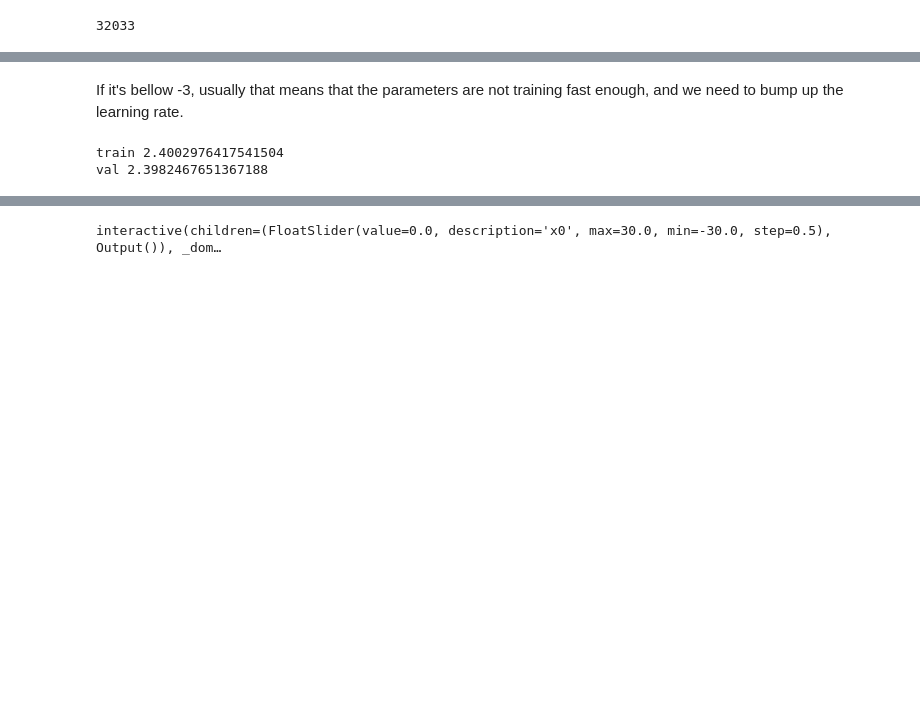
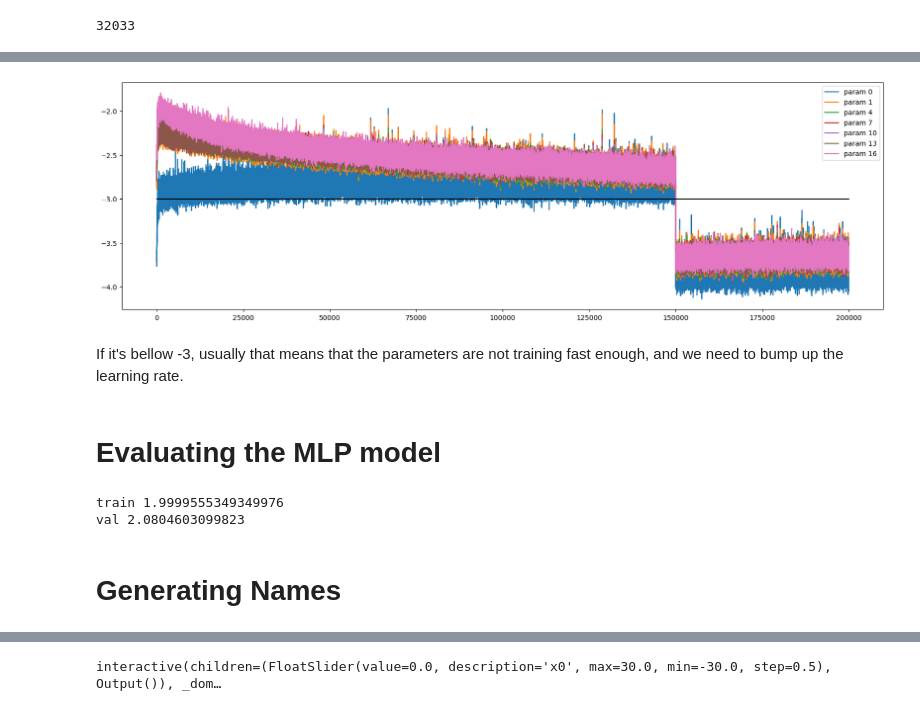
Before and after one commit to Dahamey/Makemore, a Jupyter notebook: PART 3 - Building makemore - Activations & Gradients, BatchNorm.ipynb, the cells around one changed output, grey strips where cells are left out. Saved outputs shown, nothing was run; the diff lists cells and outputs as text; code cells hidden in the pictures; blank space fills up the shorter version.

```diff
--- a/PART 3 - Building makemore - Activations & Gradients, BatchNorm.ipynb
+++ b/PART 3 - Building makemore - Activations & Gradients, BatchNorm.ipynb
@@ -433,27 +603,45 @@ plt.legend(legends);
+# %%
+plt.figure(figsize = (20, 6))
+legends = []
+for i,p in enumerate(parameters):
+    if p.ndim == 2:  # retaining the weights
+        plt.plot([ud[j][i] for j in range(len(ud))])
+        legends.append('param %d' % i)
+plt.plot([0, len(ud)], [-3, -3], 'k') # 'k' means draw a black line, these ratios should be ~1e-3, indicate on plot
+plt.legend(legends);
+# %% [output]
+[figure, added]
 # %% [markdown]
 If it's bellow -3, usually that means that the parameters are not training fast enough, and we need to bump up the learning rate.
+# %% [markdown]
+# Evaluating the MLP model
 # %%
 @torch.no_grad() # this decorator disables gradient tracking
 def split_loss(split):
-  x,y = {
+    """given the 'split' ('train' or 'val' or 'test') the function will apply the model
+    on the given 'split' dataset and return the loss"""
+
+    x,y = {
     'train': (Xtr, Ytr),
     'val': (Xdev, Ydev),
     'test': (Xte, Yte),
-  }[split]
-  emb = C[x] # (N, block_size, n_embd)
-  x = emb.view(emb.shape[0], -1) # concat into (N, block_size * n_embd)
-  for layer in layers:
-    x = layer(x)
-  loss = F.cross_entropy(x, y)
-  print(split, loss.item())
+    }[split]
+    emb = C[x] # (N, block_size, n_embd)
+    x = emb.view(emb.shape[0], -1) # concat into (N, block_size * n_embd)
+    for layer in layers:
+        x = layer(x)
+    loss = F.cross_entropy(x, y)
+    print(split, loss.item())
 
 # put layers into eval mode
 for layer in layers:
-  layer.training = False
+    layer.training = False
 split_loss('train')
 split_loss('val')
 # %% [output]
-train 2.4002976417541504
-val 2.3982467651367188
+train 1.9999555349349976
+val 2.0804603099823
+# %% [markdown]
+# Generating Names
 # %%
 # sample from the model
```
Also changed, not shown: parts of 56 cells of this notebook, 4 other files.
